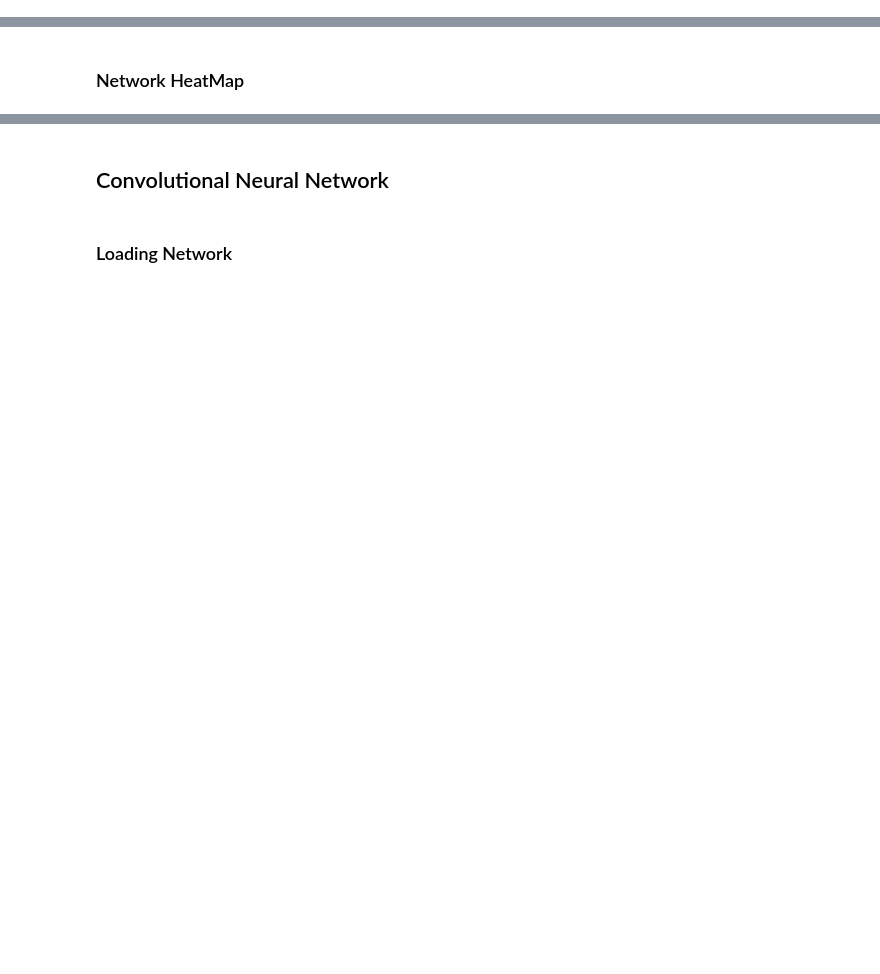
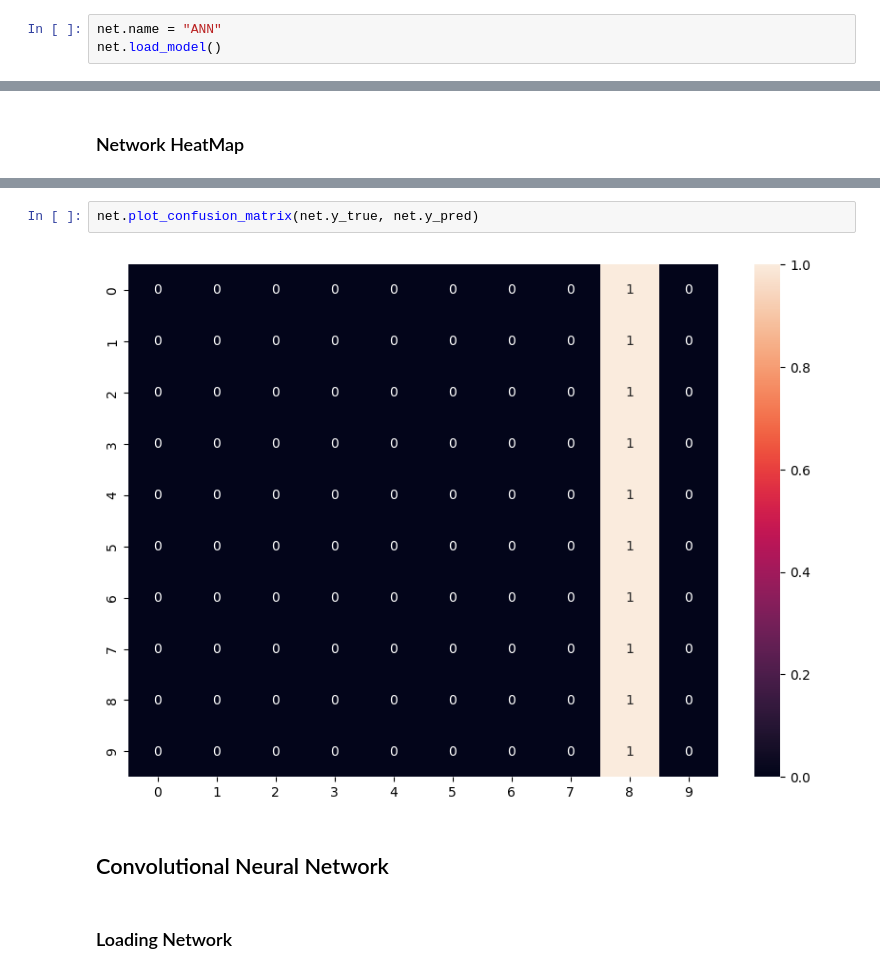
Before and after one commit to Eikinho/mnist_models, a Jupyter notebook: results.ipynb, the cells around one changed output, grey strips where cells are left out. Cells and saved outputs as stored; diff of their text form; blank space fills up the shorter version.

```diff
--- a/results.ipynb
+++ b/results.ipynb
@@ -25,0 +24,3 @@ maxCacheSize: 5.33 GB
+# %%
+net.name = "ANN"
+net.load_model()
@@ -55,3 +84,7 @@ ANN.plot_confusion_matrix(ANN.y_test, ANN.model.predict(ANN.x_test))
+# %%
+net.plot_confusion_matrix(net.y_true, net.y_pred)
+# %% [output]
+[figure, added]
 # %% [markdown]
 ## Convolutional Neural Network
 # %% [markdown]
```
Also changed, not shown: parts of 29 cells of this notebook, 7 other files.
